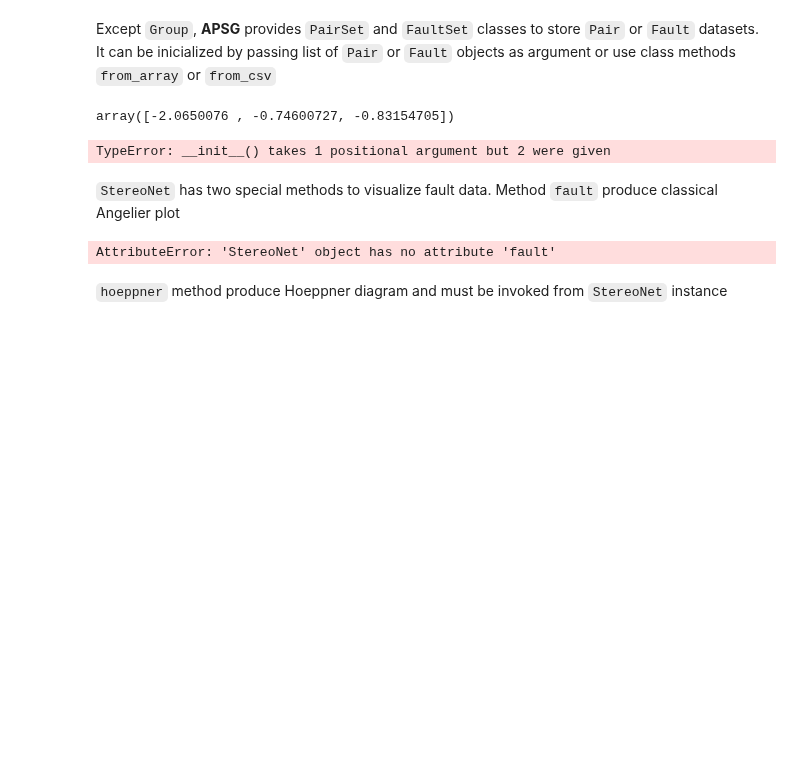
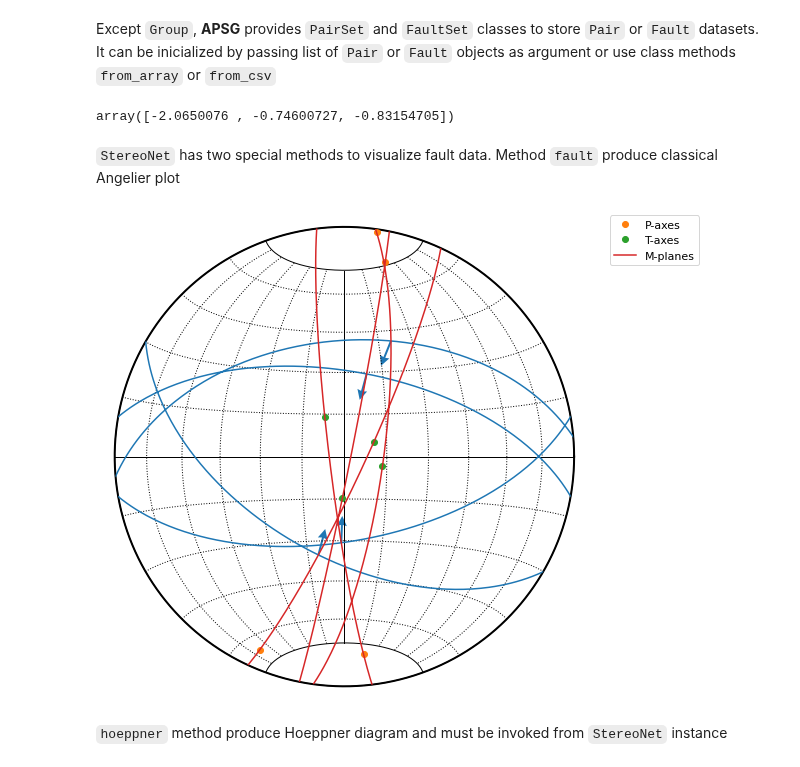
Before and after one commit to ondrolexa/apsg, a Jupyter notebook: examples/apsg_tutorial.ipynb, the cells around one changed output. Drawn from its saved outputs; the diff is of its cells as text; code cells hidden in the pictures; blank space fills up the shorter version.

```diff
--- a/examples/apsg_tutorial.ipynb
+++ b/examples/apsg_tutorial.ipynb
@@ -523,25 +522,21 @@ p = PairSet([pair(120, 30, 165, 20),
 p.misfit
 # %% [output]
 array([-2.0650076 , -0.74600727, -0.83154705])
-# %%
-StereoNet(p);
-# %% [output]
-TypeError: __init__() takes 1 positional argument but 2 were given
 # %% [markdown]
 ``StereoNet`` has two special methods to visualize fault data. Method ``fault`` produce classical Angelier plot
 # %%
 f = FaultSet([fault(170, 60, 182, 59, -1),
               fault(210, 55, 195, 53, -1),
               fault(10, 60, 15, 59, -1),
               fault(355, 48, 22, 45, -1)])
 s = StereoNet()
 s.fault(f)
 s.line(f.p, label='P-axes')
 s.line(f.t, label='T-axes')
-s.plane(f.m, label='M-planes')
+s.great_circle(f.m, label='M-planes')
 s.show()
 # %% [output]
-AttributeError: 'StereoNet' object has no attribute 'fault'
+[figure, added]
 # %% [markdown]
 ``hoeppner`` method produce Hoeppner diagram and must be invoked from ``StereoNet`` instance
 # %%
```
Also changed, not shown: parts of 13 cells of this notebook, 4 other files.
